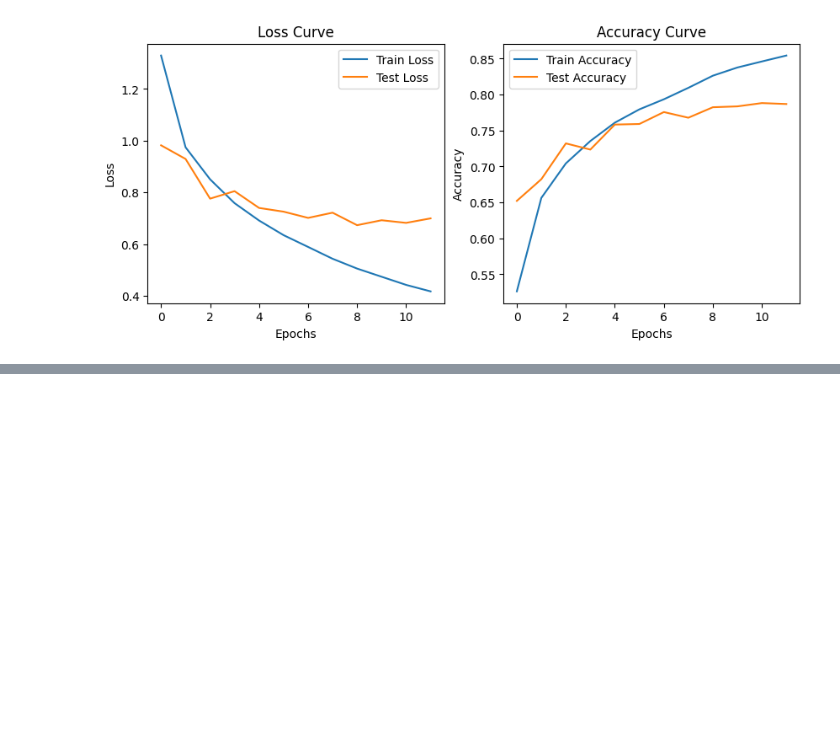
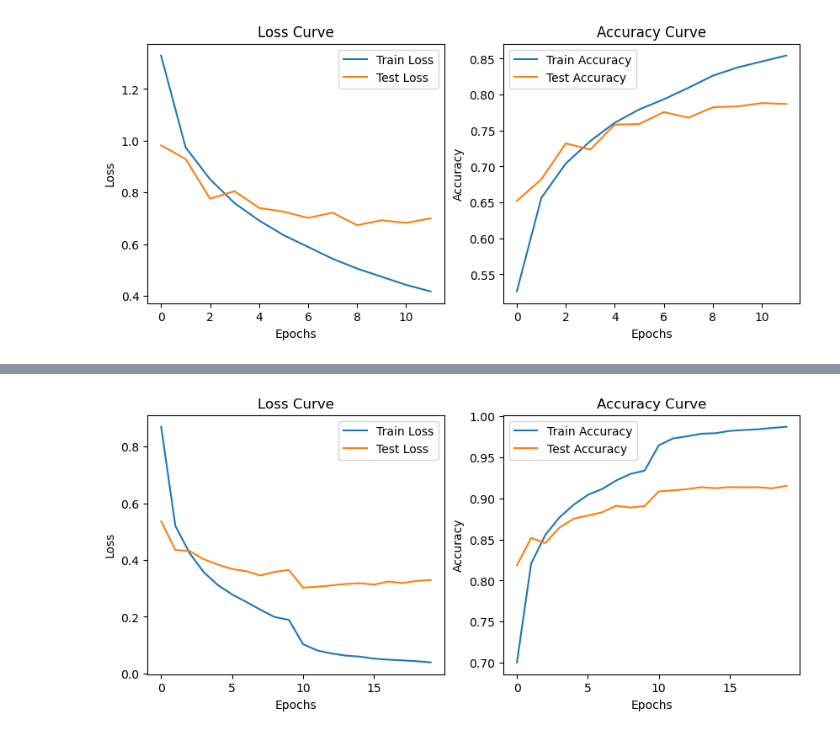
Before and after one commit to JaegerZhao/DeepLearning, a Jupyter notebook: 3 PyTorch实战_CIFAR10图像分类/CNN.ipynb, the cells around one changed output, grey strips where cells are left out. Drawn from its saved outputs; the diff is of its cells as text; code cells hidden in the pictures; blank space fills up the shorter version.

```diff
--- a/3 PyTorch实战_CIFAR10图像分类/CNN.ipynb
+++ b/3 PyTorch实战_CIFAR10图像分类/CNN.ipynb
@@ -945,0 +745,36 @@ Epoch 40/40, Train Loss: 0.2273, Train Acc: 0.9195, Test Loss: 3.2685, Test Acc:
+# %%
+# 加载预训练的ResNet18模型
+resnet18_pretrained = torchvision.models.resnet18(pretrained=True)
+
+# 修改最后的全连接层以适应CIFAR-10的类别数（10类）
+num_features = resnet18_pretrained.fc.in_features
+resnet18_pretrained.fc = nn.Linear(num_features, 10)
+
+# 添加Batch Normalization层
+model = nn.Sequential(
+    resnet18_pretrained.conv1,
+    resnet18_pretrained.bn1,
+    resnet18_pretrained.relu,
+    resnet18_pretrained.layer1,
+    resnet18_pretrained.layer2,
+    resnet18_pretrained.layer3,
+    resnet18_pretrained.layer4,
+    nn.AdaptiveAvgPool2d(1),
+    nn.Flatten(),  # 将特征张量展平
+    nn.BatchNorm1d(num_features),  # Batch Normalization层
+    nn.Linear(num_features, 10),  # 新的全连接层
+)
+
+
+# 定义损失函数和优化器
+criterion = nn.CrossEntropyLoss()
+optimizer_1 = optim.SGD(model.parameters(), lr=0.01, momentum=0.9)
+optimizer_2 = optim.SGD(model.parameters(), lr=0.001, momentum=0.9)
+
+# 调用训练函数
+train_losses_1, train_accuracies_1, test_losses_1, test_accuracies_1 = train(model, optimizer_1, criterion, num_epochs=10)
+train_losses_2, train_accuracies_2, test_losses_2, test_accuracies_2 = train(model, optimizer_2, criterion, num_epochs=10)
+
+# 绘制曲线
+drawlines(train_losses_1+train_losses_2, train_accuracies_1+train_accuracies_2, test_losses_1+test_losses_2, test_accuracies_1+test_accuracies_2)
+# %% [output]
@@ -945,0 +801 @@ Epoch 40/40, Train Loss: 0.2273, Train Acc: 0.9195, Test Loss: 3.2685, Test Acc:
+[figure, added]
```
Also changed, not shown: parts of 35 cells of this notebook.
